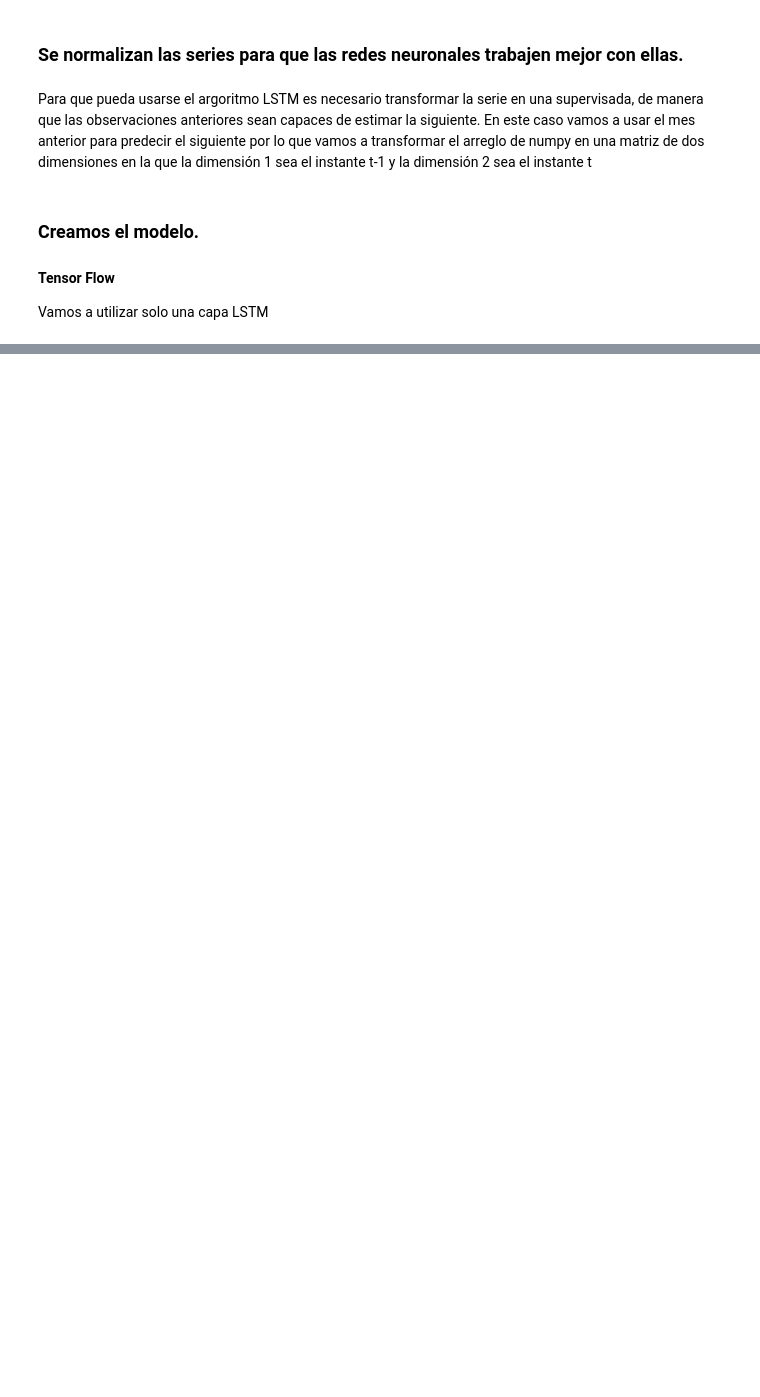
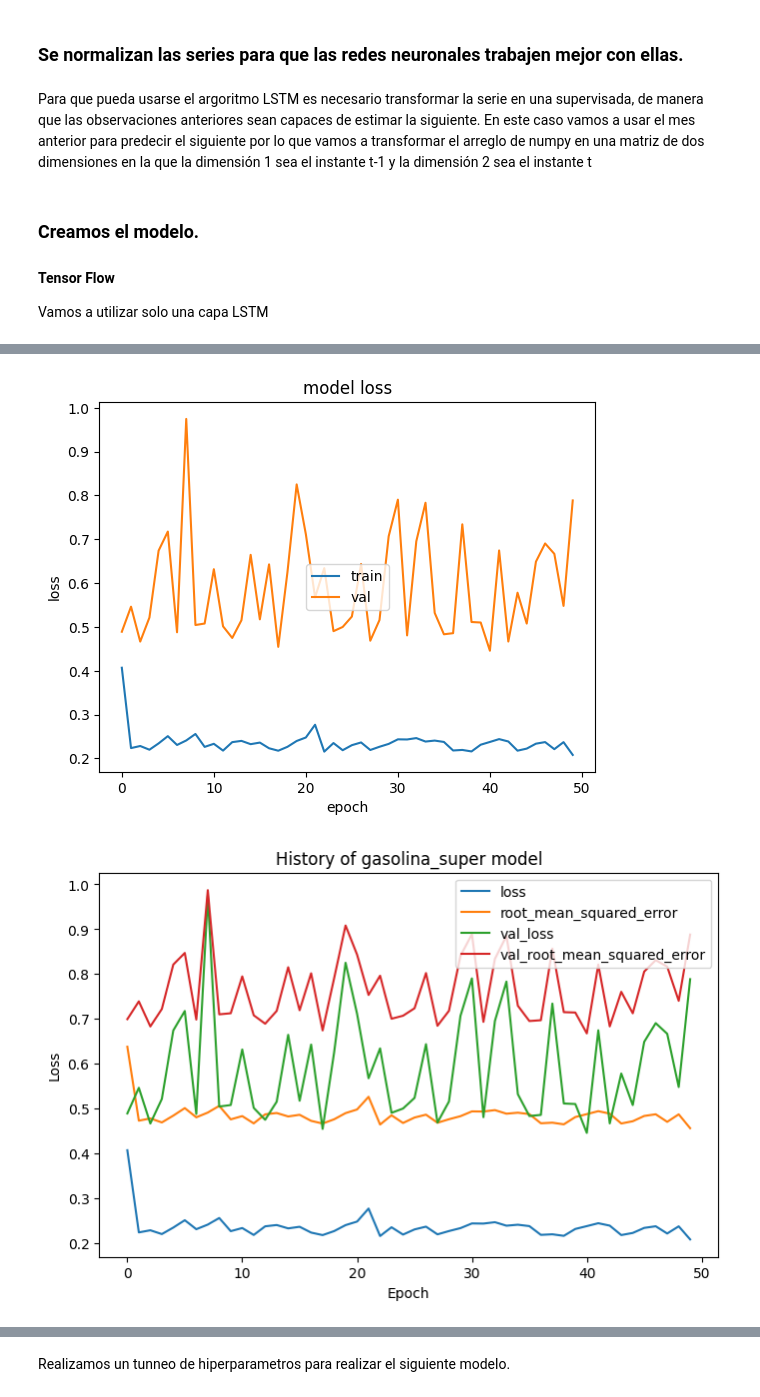
Before and after one commit to Danval-003/lstm-deep-learning, a Jupyter notebook: lstm-deep-learning.ipynb, the cells around one changed output, grey strips where cells are left out. Saved outputs shown, nothing was run; the diff lists cells and outputs as text; code cells hidden in the pictures; blank space fills up the shorter version.

Commit message:
feat: Add Models and Predictions

```diff
--- a/lstm-deep-learning.ipynb
+++ b/lstm-deep-learning.ipynb
@@ -317,5 +472,5 @@ precios_models = {
     'gasolina_super': modelo_precios_gasolina_super,
     'gasolina_regular': modelo_precios_gasolina_regular,
     'diesel': modelo_precios_diesel,
-    'gl': modelo_precios_gl
+    'gas_lp': modelo_precios_gl
 }
@@ -330,9 +487,3 @@ for key, model in importacion_models.items():
 
 for key, model in precios_models.items():
     model.compile(loss='mean_squared_error',optimizer=Adam(learning_rate=0.1), metrics = [RootMeanSquaredError()])
-# %%
-# Train models with 50 epochs
-for key, model in consumo_models.items():
-    model.fit(x_train_gasolina_super_train.reshape(-1,1,1), y_train_gasolina_super_train, epochs=50, batch_size=1, verbose=0)
-    model.save(f'models/consumo_{key}.h5')
-    print(f'{key} trained')
@@ -347,0 +493,18 @@ gas_lp trained
+# %%
+history_consumo = {}
+# Train models with 50 epochs
+for key, model in consumo_models.items():
+    print(f'Training model for {key}')
+    x_train, y_train = data_consumo[key]['train']
+    x_val, y_val = data_consumo[key]['validation']
+    x_train = x_train.reshape(x_train.shape[0],x_train.shape[1],1)
+    x_val = x_val.reshape(x_val.shape[0],x_val.shape[1],1)
+    history = model.fit(x_train,
+              y_train,
+              epochs=50,
+              validation_data=(x_val, y_val),
+              batch_size=1,
+                verbose=1)
+    history_consumo[key] = history
+
+consumo_first_models = consumo_models.copy()
@@ -347,0 +535,19 @@ gas_lp trained
+# %%
+# Graphs history of cosumo models
+for key, history in history_consumo.items():
+    plt.plot(history.history['loss'])
+    plt.plot(history.history['val_loss'])
+    plt.title('model loss')
+    plt.ylabel('loss')
+    plt.xlabel('epoch')
+    plt.legend(['train', 'val'], loc='center')
+    plt.show()
+    df_history = pd.DataFrame(history.history)
+    df_history.plot(figsize=(8,5))
+    plt.title(f'History of {key} model')
+    plt.xlabel('Epoch')
+    plt.ylabel('Loss')
+    plt.show()
+# %% [output]
+[figure, added]
+[figure, added]
@@ -347,0 +560,2 @@ gas_lp trained
+# %% [markdown]
+Realizamos un tunneo de hiperparametros para realizar el siguiente modelo.
```
Also changed, not shown: parts of 46 cells of this notebook, 12 other files.
